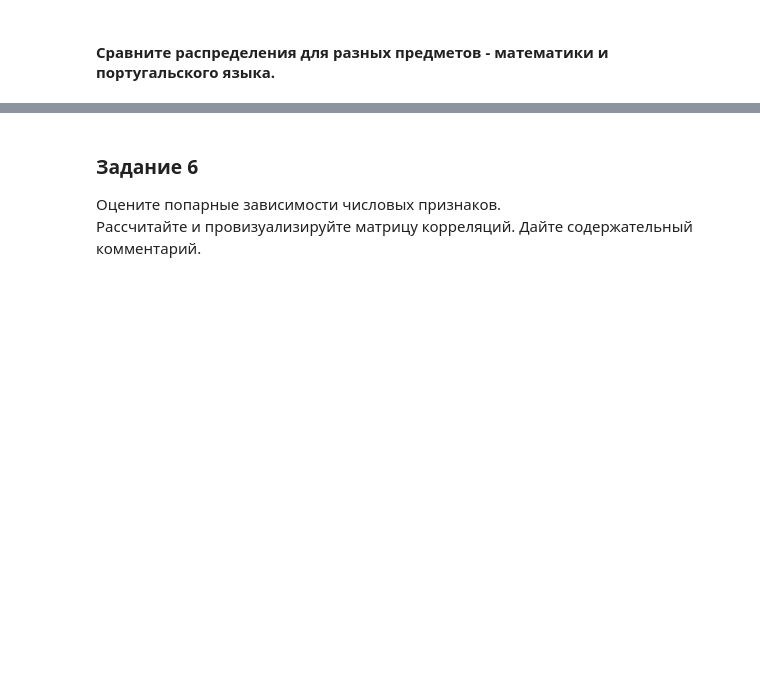
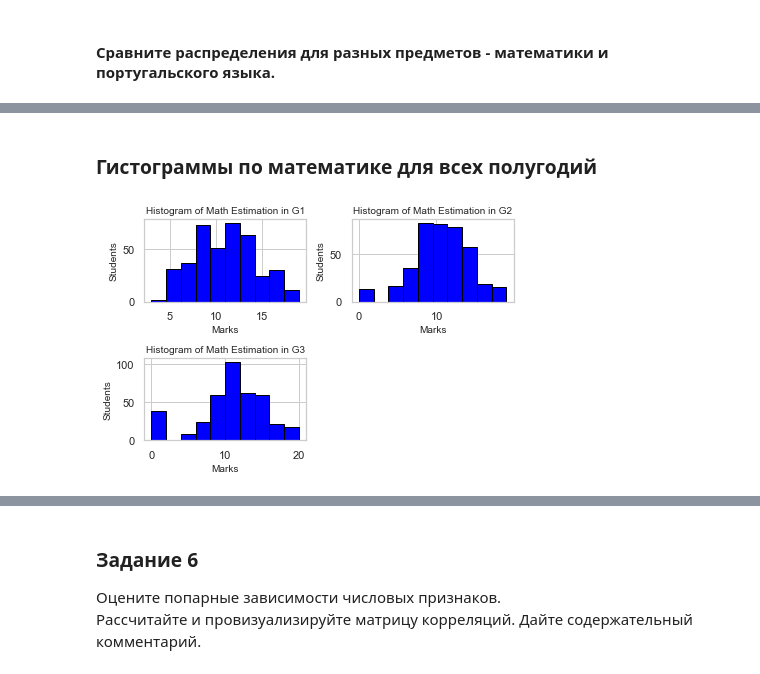
Before and after one commit to ImOsMa/IAD, a Jupyter notebook: Lab2/Lab_1.Exploratory_analysis.ipynb, the cells around one changed output, grey strips where cells are left out. Drawn from its saved outputs; the diff is of its cells as text; code cells hidden in the pictures; blank space fills up the shorter version.

```diff
--- a/Lab2/Lab_1.Exploratory_analysis.ipynb
+++ b/Lab2/Lab_1.Exploratory_analysis.ipynb
@@ -128,0 +320,19 @@ print(data.dtypes)
+# %%
+#Также выполним кодирование для категориальных переменных (LabelEncoding)
+
+def countable(df=data):
+    all_categories = list(categoric)
+    all_categories.remove("cheating")
+    all_categories_dict = dict()
+    for value in all_categories:
+        all_categories_dict[value] = set(data[value].unique())
+    for i in all_categories_dict:
+        all_categories_dict[i] = (all_categories_dict[i], len(all_categories_dict[i]))
+    return all_categories_dict
+
+data_enc_label = data[[column for column in data.columns if data[column].dtypes == 'object']].copy()
+categ = [column for column in data.columns if data[column].dtypes == 'object']
+labelencoder = LabelEncoder()
+for i in categ:
+    data_enc_label[i] = labelencoder.fit_transform(data_enc[i])
+data_enc_label
@@ -213,0 +523,18 @@ seaborn.distplot(data['G3'], color="m")
+# %% [markdown]
+### Гистограммы по математике для всех полугодий
+# %%
+half_years = ['G1', 'G2', 'G3']
+
+for i in range(3):
+    ax = plt.subplot(2, 2, i + 1)
+    ax.hist(math_estimation[half_years[i]],
+             color = 'blue', edgecolor = 'black')
+
+    ax.set_title('Histogram of Math Estimation in ' + half_years[i], size = 10)
+    ax.set_xlabel('Marks', size = 10)
+    ax.set_ylabel('Students', size= 10)
+
+plt.tight_layout()
+plt.show()
+# %% [output]
+[figure, added]
```
Also changed, not shown: parts of 77 cells of this notebook, 2 other files.
